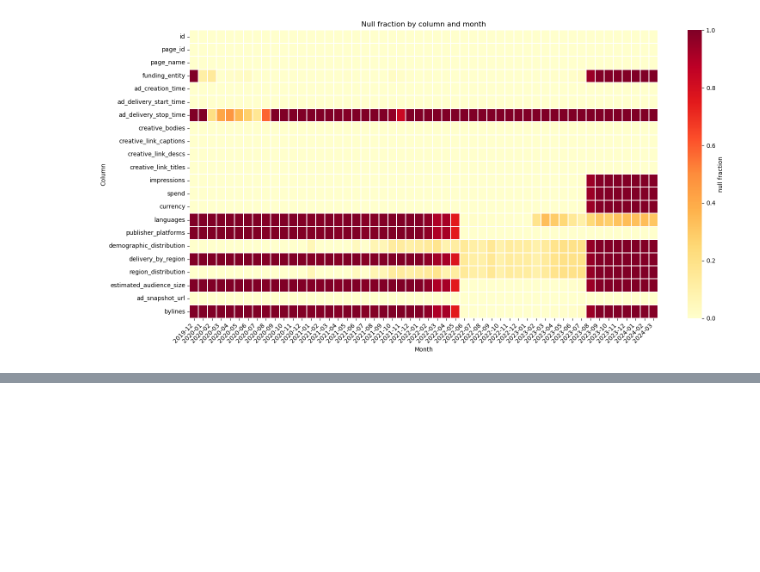
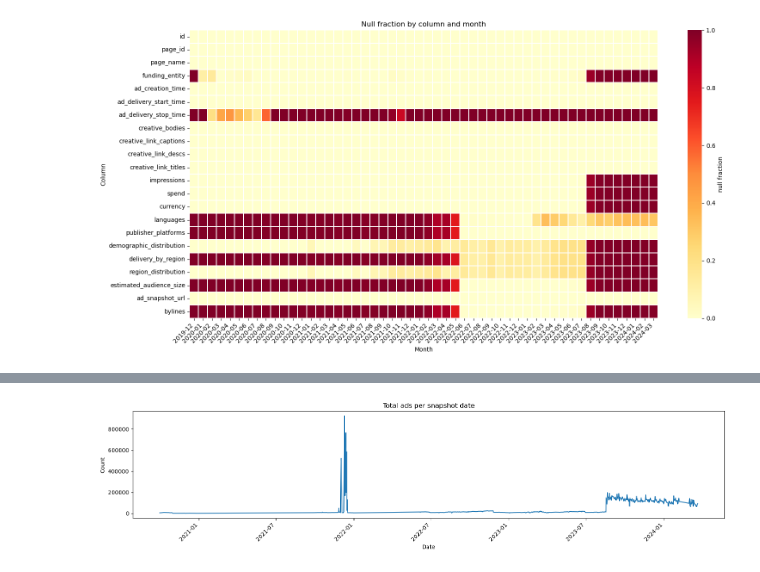
Before and after one commit to stuliveshere/FB_API, a Jupyter notebook: notebooks/01_data_loading.ipynb, the cells around one changed output, grey strips where cells are left out. Saved outputs shown, nothing was run; the diff lists cells and outputs as text; code cells hidden in the pictures; blank space fills up the shorter version.

```diff
--- a/notebooks/01_data_loading.ipynb
+++ b/notebooks/01_data_loading.ipynb
@@ -228,0 +283,21 @@ plt.show()
+# %%
+from pyspark.sql.functions import count
+import matplotlib.pyplot as plt
+
+# count ads per snapshot date
+daily = df.groupBy("snapshot_date") \
+    .agg(count("*").alias("total")) \
+    .orderBy("snapshot_date")
+
+pdf = daily.toPandas()
+
+plt.figure(figsize=(16, 4))
+plt.plot(pdf["snapshot_date"], pdf["total"])
+plt.title("Total ads per snapshot date")
+plt.xlabel("Date")
+plt.ylabel("Count")
+plt.xticks(rotation=45, ha="right")
+plt.tight_layout()
+plt.show()
+# %% [output]
+[figure, added]
```
Also changed, not shown: parts of 12 cells of this notebook, 1 other file.
